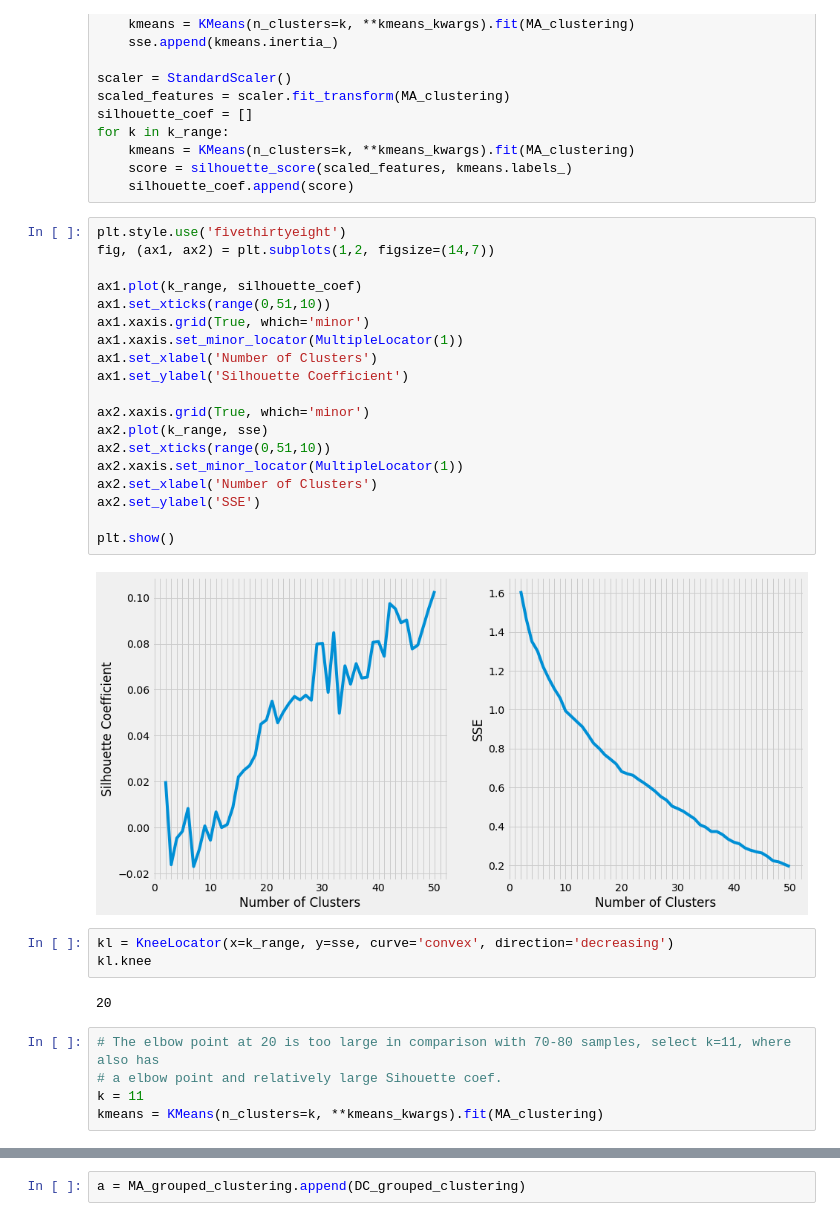
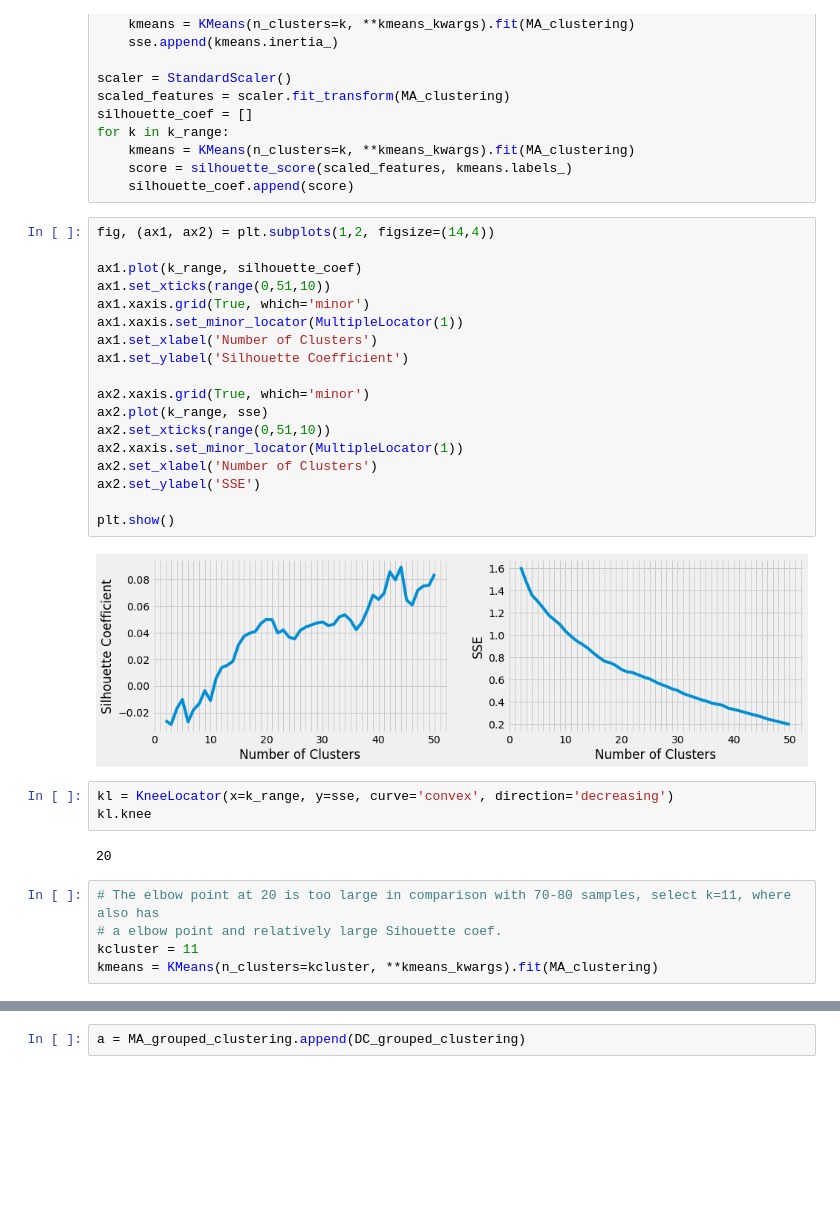
Before and after one commit to syzsyzsyzyzs/IBM_proj, a Jupyter notebook: Culture vs Function.ipynb, the cells around one changed output, grey strips where cells are left out. Cells and saved outputs as stored; diff of their text form; blank space fills up the shorter version.

```diff
--- a/Culture vs Function.ipynb
+++ b/Culture vs Function.ipynb
@@ -577,26 +584,25 @@ for k in k_range:
     score = silhouette_score(scaled_features, kmeans.labels_)
     silhouette_coef.append(score)
 # %%
-plt.style.use('fivethirtyeight')
-fig, (ax1, ax2) = plt.subplots(1,2, figsize=(14,7))
+fig, (ax1, ax2) = plt.subplots(1,2, figsize=(14,4))
 
 ax1.plot(k_range, silhouette_coef)
 ax1.set_xticks(range(0,51,10))
 ax1.xaxis.grid(True, which='minor')
 ax1.xaxis.set_minor_locator(MultipleLocator(1))
 ax1.set_xlabel('Number of Clusters')
 ax1.set_ylabel('Silhouette Coefficient')
 
 ax2.xaxis.grid(True, which='minor')
 ax2.plot(k_range, sse)
 ax2.set_xticks(range(0,51,10))
 ax2.xaxis.set_minor_locator(MultipleLocator(1))
 ax2.set_xlabel('Number of Clusters')
 ax2.set_ylabel('SSE')
 
 plt.show()
 # %% [output]
-[figure, old version]
+[figure, new version]
 # %%
 kl = KneeLocator(x=k_range, y=sse, curve='convex', direction='decreasing')
 kl.knee
@@ -605,8 +611,8 @@ kl.knee
 # %%
 # The elbow point at 20 is too large in comparison with 70-80 samples, select k=11, where also has
 # a elbow point and relatively large Sihouette coef.
-k = 11
-kmeans = KMeans(n_clusters=k, **kmeans_kwargs).fit(MA_clustering)
+kcluster = 11
+kmeans = KMeans(n_clusters=kcluster, **kmeans_kwargs).fit(MA_clustering)
 # %%
 # add clustering labels
 MA_Nei_venues_sorted['Cluster Labels'] = pd.DataFrame(kmeans.labels_)
```
Also changed, not shown: parts of 50 cells of this notebook, 10 other files.
